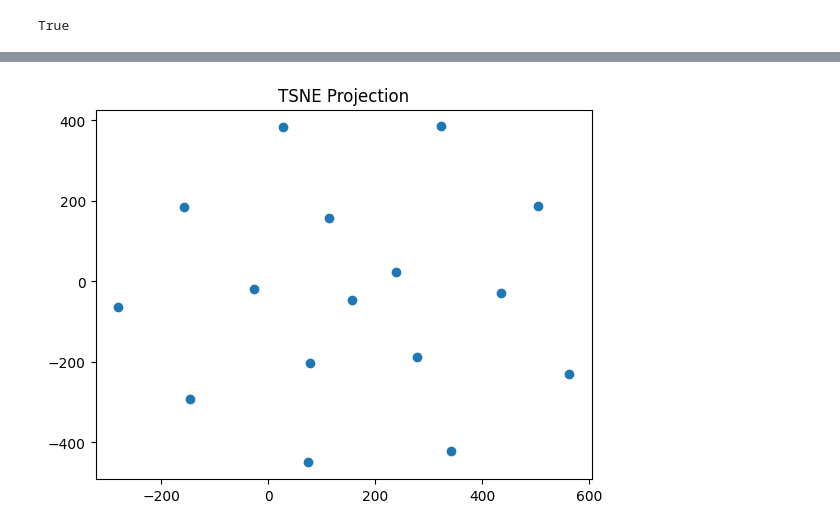
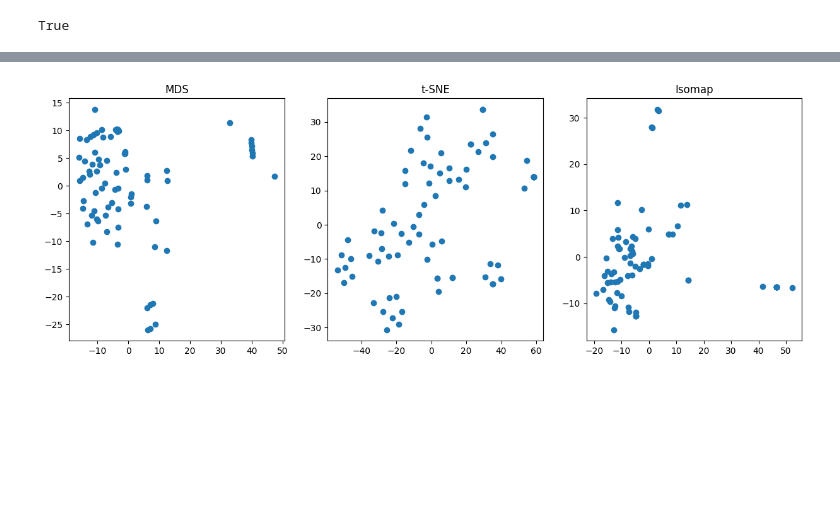
Before and after one commit to mauro-vb/graph-visualization-project, a Jupyter notebook: notebooks/pruebas.ipynb, the cells around one changed output, grey strips where cells are left out. Saved outputs shown, nothing was run; the diff lists cells and outputs as text; code cells hidden in the pictures; blank space fills up the shorter version.

```diff
--- a/notebooks/pruebas.ipynb
+++ b/notebooks/pruebas.ipynb
@@ -628,7 +625,7 @@ class Graph:
         numbered_nodes = {node.number:node for node in self.nodes.values()}
         numbered_edges = {(edge.node1.number, edge.node2.number): edge for edge in self.edges.values()}
         for (i,j), edge in numbered_edges.items():
-            D[i,j] = int(edge.weight)
+            D[i,j] = int(edge.weight) if edge.weight else 1 # if no weights give path vlalue
             D[j, i] = D[i,j] # symmetry!
 
         #self loop
@@ -685,9 +682,9 @@ from sklearn.manifold import MDS
 from sklearn.manifold import Isomap
 from sklearn.manifold import TSNE
 # %%
-dot_file_path = "../Datasets/LeagueNetwork.dot"
+dot_file_path = "../Datasets/LesMiserables.dot"
 # %%
-g = Graph(incoming_dot_file=dot_file_path, weight_name="goal_difference")
+g = Graph(incoming_dot_file=dot_file_path)
 plt.close()
 D = g.distances_matrix()
 np.allclose(D, D.T)
@@ -718,6 +712,26 @@ plt.show()
-# %%
-plt.scatter(tsne_embedding[:, 0], tsne_embedding[:, 1])
-plt.title('TSNE Projection')
-plt.show()
-# %% [output]
-[figure, removed]
+# %%
+fig, axs = plt.subplots(1, 3, figsize=(15, 5))
+
+# MDS with adjusted parameters
+mds = MDS(n_components=2, dissimilarity="euclidean", random_state=6)
+results = mds.fit(D)
+coords = results.embedding_
+axs[0].scatter(coords[:, 0], coords[:, 1], marker = 'o')
+axs[0].set_title('MDS')
+
+# t-SNE with adjusted parameters
+tsne = TSNE(n_components=2, perplexity=10, learning_rate=1, random_state=0, metric='euclidean')
+Y = tsne.fit_transform(D)
+axs[1].scatter(Y[:, 0], Y[:, 1], marker = 'o')
+axs[1].set_title('t-SNE')
+
+# ISOMAP with adjusted parameters
+iso = Isomap(n_neighbors=15, n_components=2)
+iso.fit(D)
+manifold_2Da = iso.transform(D)
+axs[2].scatter(manifold_2Da[:, 0], manifold_2Da[:, 1], marker = 'o')
+axs[2].set_title('Isomap')
+
+plt.show()
+# %% [output]
+[figure, added]
```
Also changed, not shown: parts of 5 cells of this notebook, 4 other files.
